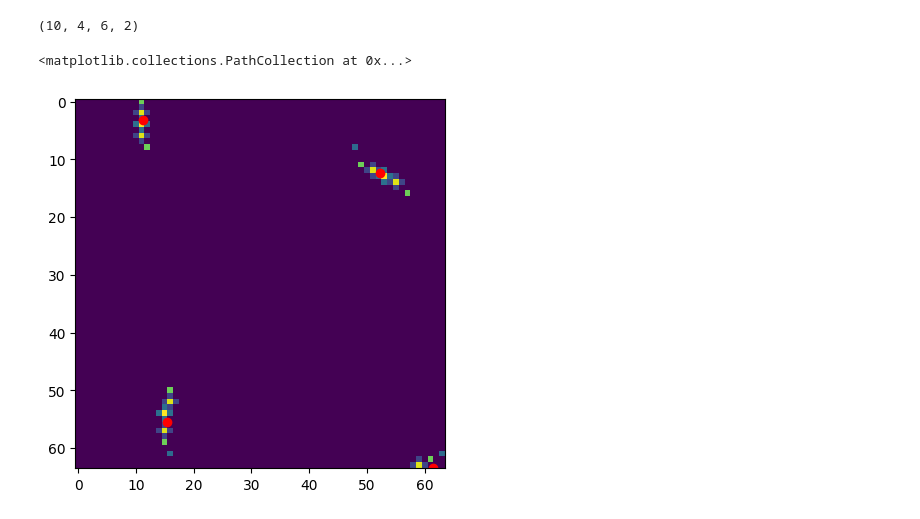
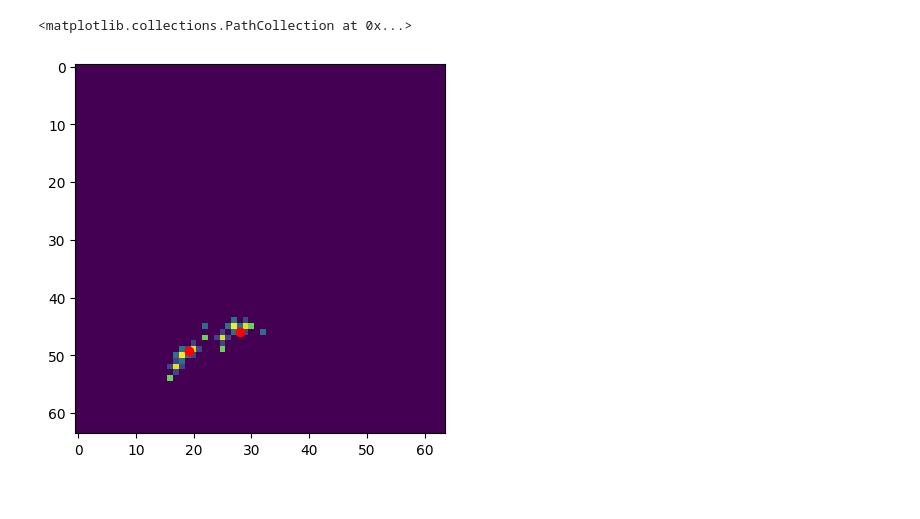
Before and after one commit to deoxyribose/wormsim, a Jupyter notebook: numpyro_sim.ipynb, the cells around one changed output. Drawn from its saved outputs; the diff is of its cells as text; code cells hidden in the pictures.

```diff
--- a/numpyro_sim.ipynb
+++ b/numpyro_sim.ipynb
@@ -11,4 +11,11 @@ import numpy as np
 from sim_utils import *
 from clip import *
 import matplotlib.pylab as plt
+# %%
+def vmapped_sim_fn(sim_fn, params):
+    # print(jax.tree_map(lambda x: x.shape if hasattr(x, 'shape') else None, params))
+    if params['L'].ndim == 1:
+        return jax.vmap(sim_fn, in_axes=0, out_axes=0)(params)
+    else:
+        return jax.vmap(partial(vmapped_sim_fn, sim_fn), in_axes=0, out_axes=0)(params)
 # %%
@@ -52,9 +85,7 @@ def sample(nworms):
 # seed and trace
 key, nworms, box_size = random.PRNGKey(0), 2, 64
 
-seeded_model = seed(sample, key)
-trs = []
-for i in range(12):
-    tr = trace(seeded_model).get_trace(nworms)
-    trs.append(tr)
+
+seeded_model = seed(sim_worms, key)
+tr = trace(seeded_model).get_trace(nworms, 20_000, 10)
 # %%
@@ -83,2 +95,5 @@ clips = [convert_to_clip(tr['worm']['value'], box_size) for tr in trs]
+# %%
+worms = tr['worms']['value'].transpose(0, 2, 1, 3, 4)
+clips = jax.vmap(convert_to_clip, in_axes=(0, None))(worms, box_size)
 # %%
 # save as npy
@@ -86,14 +101,11 @@ np.save('worms_train.npy', np.stack(clips))
-# %%
-tr['worm']['value'].shape
-# %% [output]
-(10, 4, 6, 2)
 # %%
-i = 9
-plt.imshow(clip[i])
+i = 10
+frame = 7
+plt.imshow(clips[i][frame])
 # plot points at means
 # plt.scatter(tr['x0']['value'], tr['y0']['value'])
-plt.scatter(tr['worm']['value'].mean(axis=-2)[i, ..., 0], tr['worm']['value'].mean(axis=-2)[i, ..., 1], c='r')
+plt.scatter(worms.mean(axis=-2)[i, frame, ..., 0], worms.mean(axis=-2)[i, frame, ..., 1], c='r')
 # plt.scatter(tr['worm']['value'].mean(axis=-2)[0, ..., 0], tr['worm']['value'].mean(axis=-2)[0, ..., 1], c='r')
 # %% [output]
 <matplotlib.collections.PathCollection at 0x...>
-[figure, old version]
+[figure, new version]
```
Also changed, not shown: parts of 5 cells of this notebook, 1 other file.
